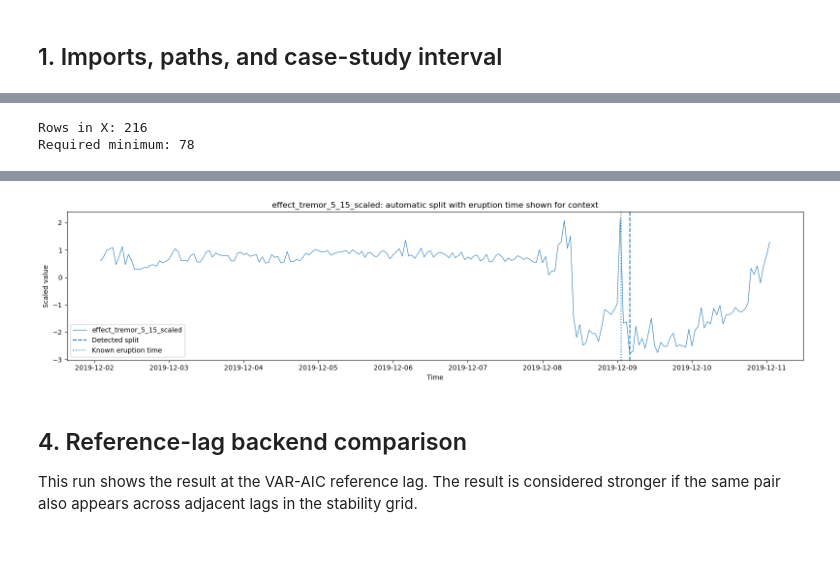
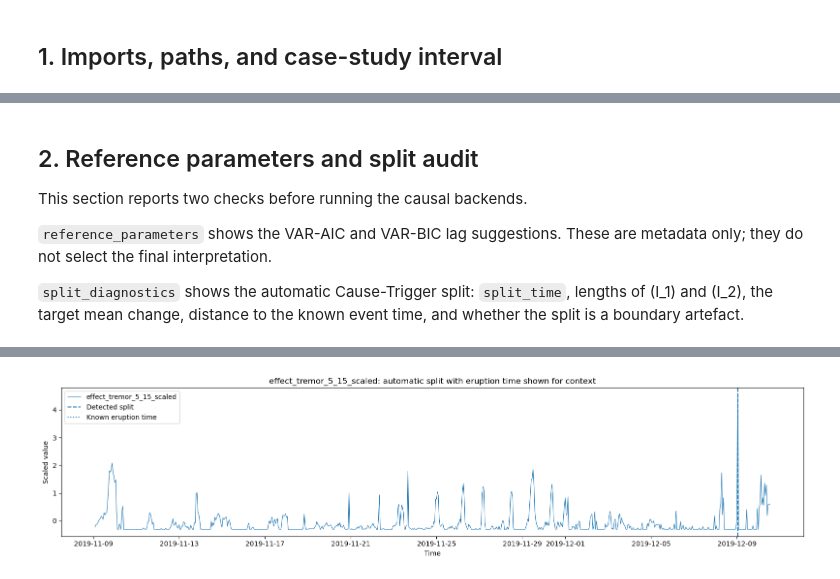
Before and after one commit to alectois/Distinguishing-Causes-and-Triggers-in-Volcanic-and-Seismic-Processes, a Jupyter notebook: notebooks/whakaari_cause_trigger.ipynb, the cells around one changed output, grey strips where cells are left out. Cells and saved outputs as stored; diff of their text form; code cells hidden in the pictures; blank space fills up the shorter version.

```diff
--- a/notebooks/whakaari_cause_trigger.ipynb
+++ b/notebooks/whakaari_cause_trigger.ipynb
@@ -80,0 +53,16 @@ The split is selected automatically inside the fixed Whakaari case-study interva
+# %%
+CASE_PRE_DAYS = 30
+CASE_POST_HOURS = 36
+MIN_I1_LENGTH = 48
+MIN_I2_LENGTH = 30
+MAX_LAGS = 12
+
+X_full = load_model_frame(WHAKAARI_PATH)
+X = case_study_interval(
+    X_full,
+    EVENT_TIME,
+    pre_days=CASE_PRE_DAYS,
+    post_hours=CASE_POST_HOURS,
+)
+
+display(pd.DataFrame([model_overview(X, EFFECT)]))
@@ -81,22 +72,40 @@ The split is selected automatically inside the fixed Whakaari case-study interva
+# %% [markdown]
+## 2. Reference parameters and split audit
+
+This section reports two checks before running the causal backends.
+
+`reference_parameters` shows the VAR-AIC and VAR-BIC lag suggestions. These are metadata only; they do not select the final interpretation.
+
+`split_diagnostics` shows the automatic Cause-Trigger split: `split_time`, lengths of \(I_1\) and \(I_2\), the target mean change, distance to the known event time, and whether the split is a boundary artefact.
 # %%
+reference_parameters = reference_parameter_table(
+    X,
+    EFFECT,
+    max_lags=MAX_LAGS,
+    fallback_lag=1,
+    fallback_distribution="gaussian",
+)
+display(reference_parameters)
+
+selected_lag = int(reference_parameters.loc[
+    reference_parameters["lag_method"].eq("VAR-AIC"),
+    "selected_lag"
+].iloc[0])
+
 workflow = WhakaariWorkflowConfig(
     effect=EFFECT,
     event_time=EVENT_TIME,
     alpha=0.05,
     selected_lag=selected_lag,
     max_lags=MAX_LAGS,
-    min_I1_length=48,
-    min_I2_length=30,
-    distribution=selected_distribution,
-    parameter_source="automatic_reference",
+    min_I1_length=MIN_I1_LENGTH,
+    min_I2_length=MIN_I2_LENGTH,
+    distribution="gaussian",
+    parameter_source="reference_metadata",
+    run_specs=COMPACT_RUN_SPECS,
 )
 
-print("Rows in X:", len(X))
-print("Required minimum:", workflow.min_I1_length + workflow.min_I2_length)
-
-assert len(X) >= workflow.min_I1_length + workflow.min_I2_length
-
-main_split = split_diagnostics(
+split_row = split_diagnostics(
     X,
     EFFECT,
     event_time=EVENT_TIME,
@@ -104,14 +113,12 @@ main_split = split_diagnostics(
     min_I2_length=workflow.min_I2_length,
 )
 
-display(pd.DataFrame([main_split]))
+display(pd.DataFrame([split_row]))
 
 plot_effect_with_split(
     X,
     EFFECT,
-    main_split,
-    event_time=workflow.event_time,
+    split_row,
+    event_time=EVENT_TIME,
 )
 # %% [output]
-Rows in X: 216
-Required minimum: 78
@@ -120,5 +130 @@ Required minimum: 78
-[figure, old version]
+[figure, new version]
-# %% [markdown]
-## 4. Reference-lag backend comparison
-
-This run shows the result at the VAR-AIC reference lag. The result is considered stronger if the same pair also appears across adjacent lags in the stability grid.
```
Also changed, not shown: parts of 19 cells of this notebook, 3 other files.
